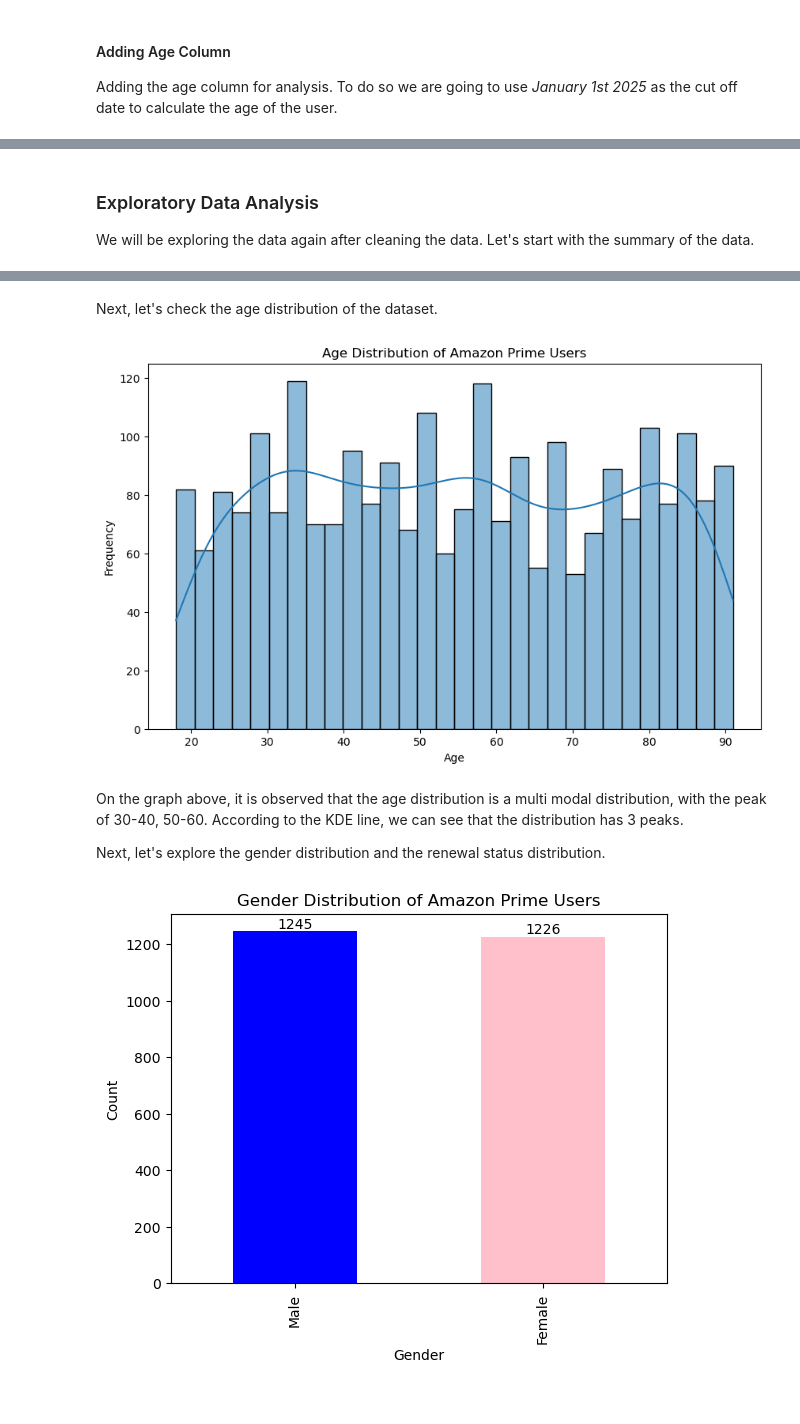
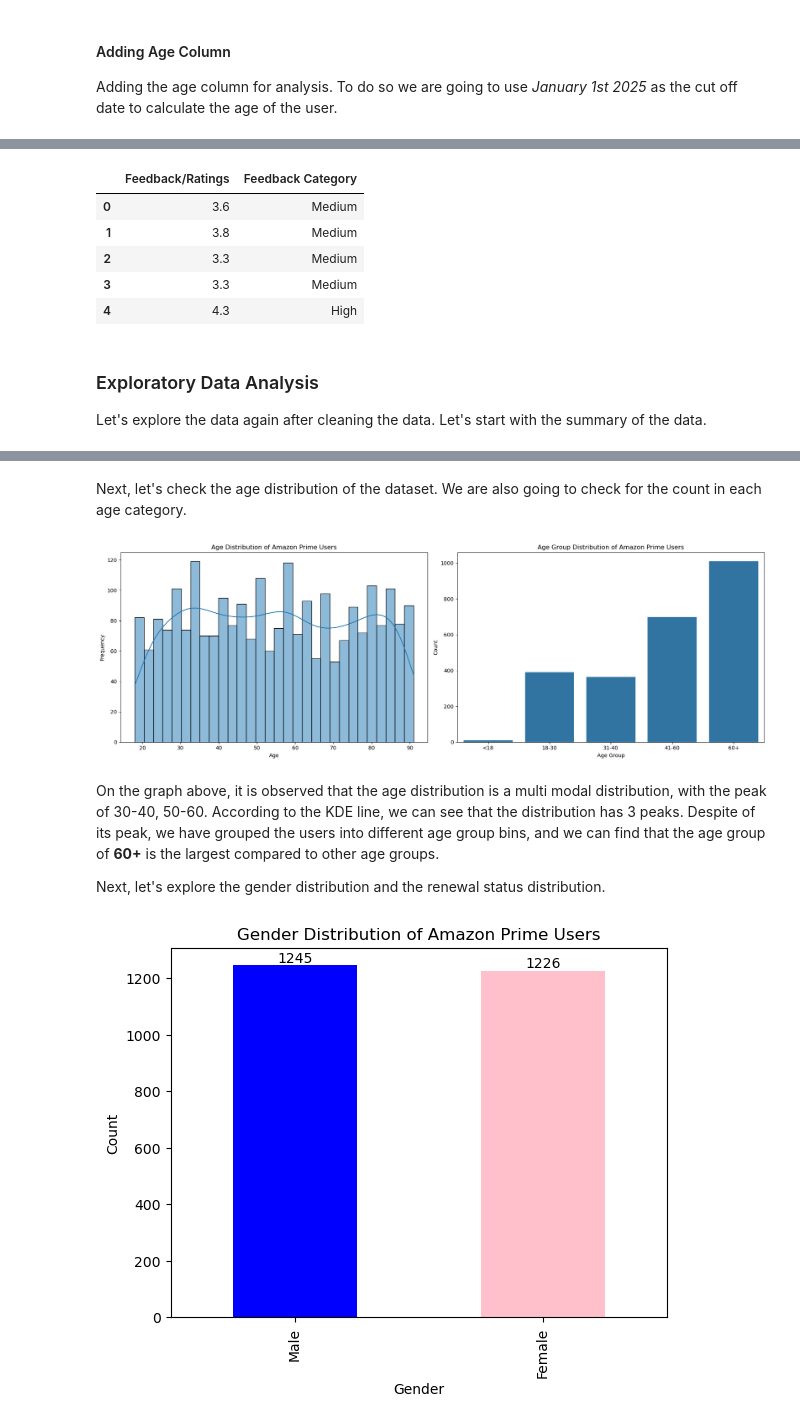
Before and after one commit to keattt0330/Data-Mining, a Jupyter notebook: assignment.ipynb, the cells around one changed output, grey strips where cells are left out. Saved outputs shown, nothing was run; the diff lists cells and outputs as text; code cells hidden in the pictures.

Commit message:
Finished up ARM and Data Cleaning

```diff
--- a/assignment.ipynb
+++ b/assignment.ipynb
@@ -187,0 +202,4 @@ Amazon_Prime.head()
+# %%
+Amazon_Prime['Age Group'] = pd.cut(Amazon_Prime['Age'],
+                         bins=[0,18,30,40,60,200],
+                         labels=['<18','18-30','31-40','41-60','60+'])
@@ -188,6 +211,16 @@ Amazon_Prime.head()
+# %%
+Amazon_Prime['Feedback Category'] = pd.cut(Amazon_Prime['Feedback/Ratings'], bins=[0, 3, 4, 5], labels=['Low', 'Medium', 'High'])
+Amazon_Prime[['Feedback/Ratings', 'Feedback Category']].head()
+# %% [output]
+|  | Feedback/Ratings | Feedback Category |
+| 0 | 3.6 | Medium |
+| 1 | 3.8 | Medium |
+| 2 | 3.3 | Medium |
+| 3 | 3.3 | Medium |
+| 4 | 4.3 | High |
 # %% [markdown]
 ### Exploratory Data Analysis
-We will be exploring the data again after cleaning the data. Let's start with the summary of the data.
+Let's explore the data again after cleaning the data. Let's start with the summary of the data.
 # %%
 print("Numerical Data Statistics: ")
 display(Amazon_Prime.describe(include=['number']))
@@ -211,18 +244,28 @@ Categorical Data Statistics:
 | top | Michael Smith | njohnson@example.org | scott11 | Male | East Robert | Annual | Mastercard | ... |
 | freq | 3 | 2 | 3 | 1245 | 5 | 1255 | 850 | ... |
 # %% [markdown]
-Next, let's check the age distribution of the dataset.
+Next, let's check the age distribution of the dataset. We are also going to check for the count in each age category.
 # %%
-plt.figure(figsize=(10, 6))
-sns.histplot(Amazon_Prime['Age'], bins=30, kde=True)
-plt.title('Age Distribution of Amazon Prime Users')
-plt.xlabel('Age')
-plt.ylabel('Frequency')
+fig, axes = plt.subplots(1, 2, figsize=(18, 6))
+
+# First Plot (Left side): Histogram
+sns.histplot(Amazon_Prime['Age'], bins=30, kde=True, ax=axes[0])
+axes[0].set_title('Age Distribution of Amazon Prime Users')
+axes[0].set_xlabel('Age')
+axes[0].set_ylabel('Frequency')
+
+# Second Plot (Right side): Countplot
+sns.countplot(x=Amazon_Prime['Age Group'], ax=axes[1])
+axes[1].set_title('Age Group Distribution of Amazon Prime Users')
+axes[1].set_xlabel('Age Group')
+axes[1].set_ylabel('Count')
+
+plt.tight_layout()
 plt.show()
 # %% [output]
-[figure, old version]
+[figure, new version]
 # %% [markdown]
-On the graph above, it is observed that the age distribution is a multi modal distribution, with the peak of 30-40, 50-60. According to the KDE line, we can see that the distribution has 3 peaks.
+On the graph above, it is observed that the age distribution is a multi modal distribution, with the peak of 30-40, 50-60. According to the KDE line, we can see that the distribution has 3 peaks. Despite of its peak, we have grouped the users into different age group bins, and we can find that the age group of **60+** is the largest compared to other age groups.
 
 Next, let's explore the gender distribution and the renewal status distribution.
 # %%
```
Also changed, not shown: parts of 31 cells of this notebook.
